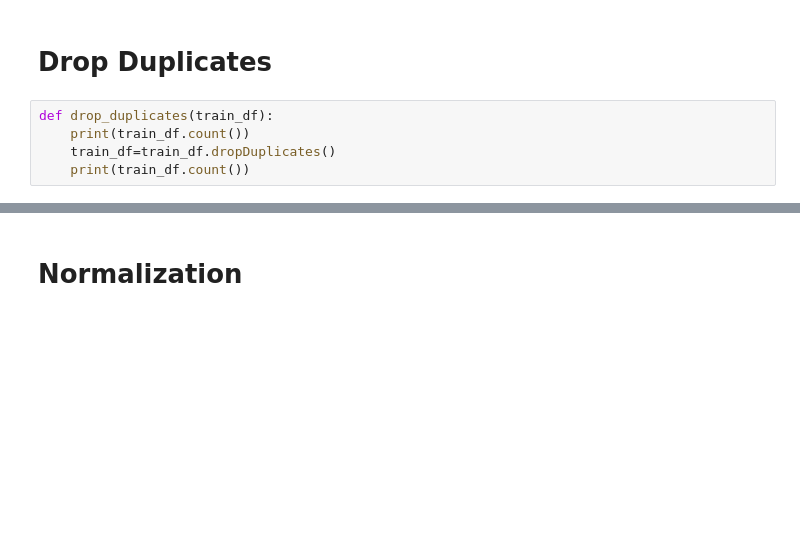
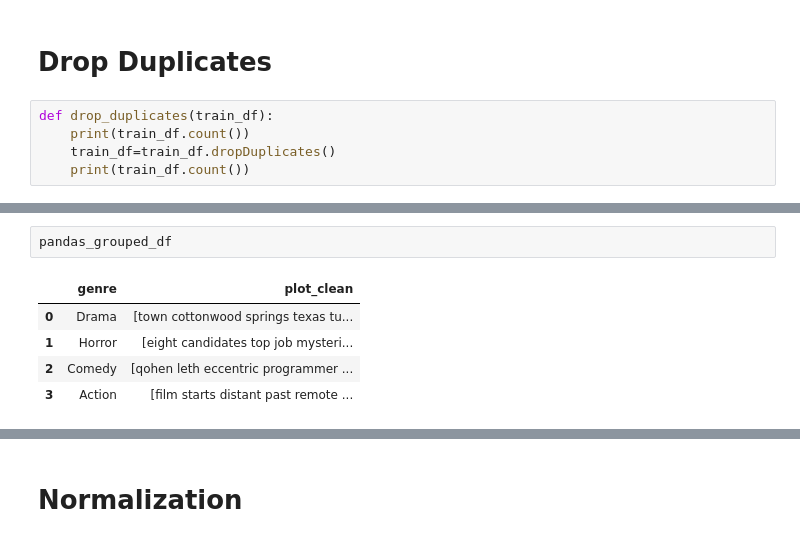
Before and after one commit to ZakaryLepine/SOEN471-Project, a Jupyter notebook: Project.ipynb, the cells around one changed output, grey strips where cells are left out. Saved outputs shown, nothing was run; the diff lists cells and outputs as text; blank space fills up the shorter version.

```diff
--- a/Project.ipynb
+++ b/Project.ipynb
@@ -80,0 +167,8 @@ def drop_duplicates(train_df):
+# %%
+pandas_grouped_df
+# %% [output]
+|  | genre | plot_clean |
+| 0 | Drama | [town cottonwood springs texas tu... |
+| 1 | Horror | [eight candidates top job mysteri... |
+| 2 | Comedy | [qohen leth eccentric programmer ... |
+| 3 | Action | [film starts distant past remote ... |
```
Also changed, not shown: parts of 14 cells of this notebook, 45 other files.
